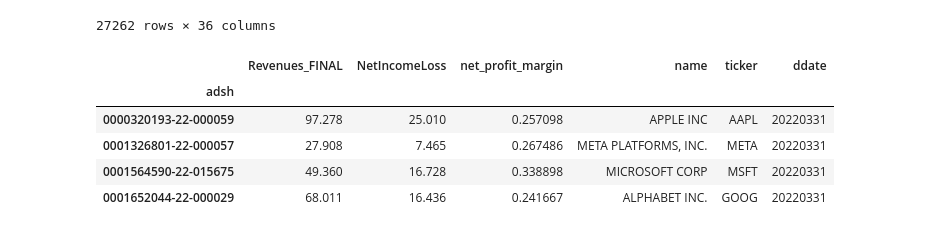
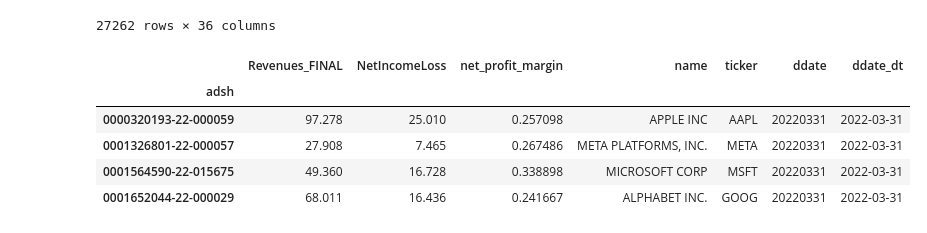
Before and after one commit to ktourkov/sec_fin_stmt_proc, a Jupyter notebook: stmt_load.ipynb, the cells around one changed output. Drawn from its saved outputs; the diff is of its cells as text; code cells hidden in the pictures.

```diff
--- a/stmt_load.ipynb
+++ b/stmt_load.ipynb
@@ -289,19 +378,20 @@ See the caveats in the documentation: https://pandas.pydata.org/pandas-docs/stab
 # %%
 rev_inc_names = rev_inc.join(sub_proc.set_index('adsh'))
 for col in ['Revenues_FINAL', 'NetIncomeLoss']:
     rev_inc_names[col] = rev_inc_names[col] / 1e9
 
 rev_inc_names['ddate'] = num_f['ddate'].iloc[0]
+rev_inc_names['ddate_dt'] = pd.to_datetime(rev_inc_names['ddate'],  format='%Y%m%d')
 # display(rev_inc_names)
 test_tickers = ['AAPL','MSFT','GOOG','META']
 display(rev_inc_names[rev_inc_names['ticker'].isin(test_tickers)])
 # %% [output]
-|  | Revenues_FINAL | NetIncomeLoss | net_profit_margin | name | ticker | ddate |
-| adsh |  |  |  |  |  |  |
-| 0000320193-22-000059 | 97.278 | 25.010 | 0.257098 | APPLE INC | AAPL | 20220331 |
-| 0001326801-22-000057 | 27.908 | 7.465 | 0.267486 | META PLATFORMS, INC. | META | 20220331 |
-| 0001564590-22-015675 | 49.360 | 16.728 | 0.338898 | MICROSOFT CORP | MSFT | 20220331 |
-| 0001652044-22-000029 | 68.011 | 16.436 | 0.241667 | ALPHABET INC. | GOOG | 20220331 |
+|  | Revenues_FINAL | NetIncomeLoss | net_profit_margin | name | ticker | ddate | ddate_dt |
+| adsh |  |  |  |  |  |  |  |
+| 0000320193-22-000059 | 97.278 | 25.010 | 0.257098 | APPLE INC | AAPL | 20220331 | 2022-03-31 |
+| 0001326801-22-000057 | 27.908 | 7.465 | 0.267486 | META PLATFORMS, INC. | META | 20220331 | 2022-03-31 |
+| 0001564590-22-015675 | 49.360 | 16.728 | 0.338898 | MICROSOFT CORP | MSFT | 20220331 | 2022-03-31 |
+| 0001652044-22-000029 | 68.011 | 16.436 | 0.241667 | ALPHABET INC. | GOOG | 20220331 | 2022-03-31 |
 # %%
 tag = pd.read_csv('data/2022q2/tag.txt', delimiter='	')
 # with pd.option_context('display.max_rows',None):
```
Also changed, not shown: parts of 3 cells of this notebook, 4 other files.
